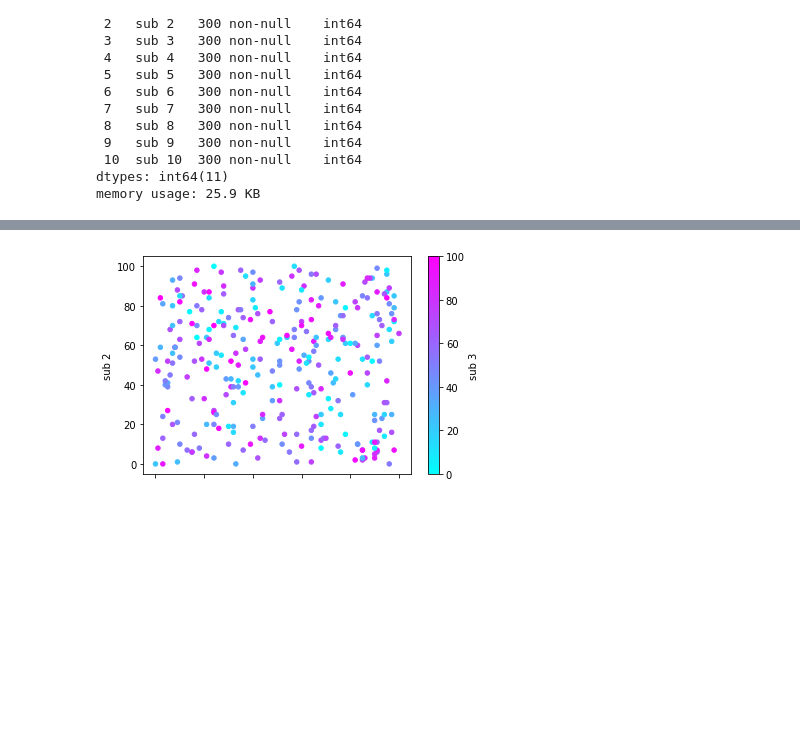
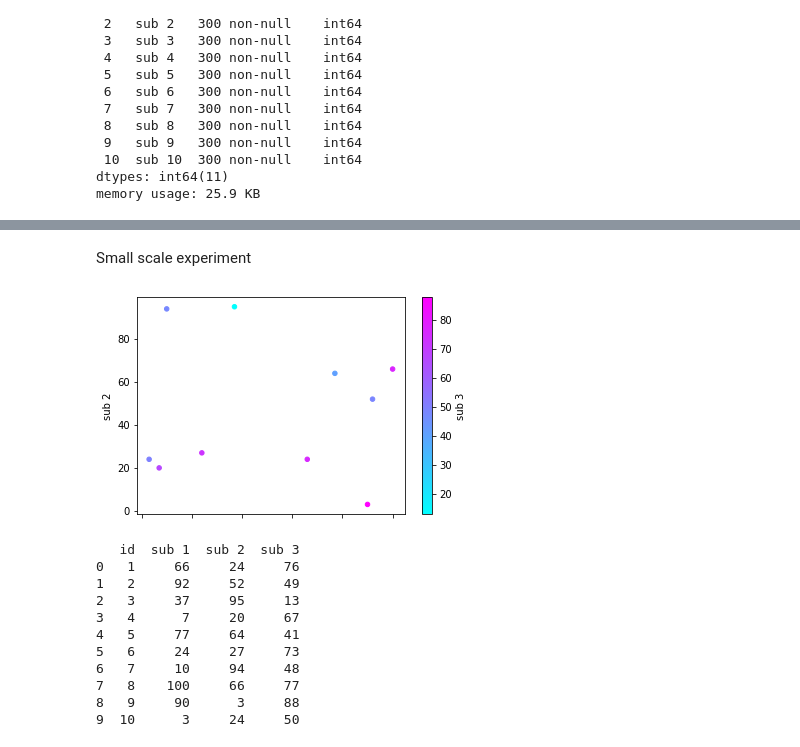
Before and after one commit to andika-eka/Kd-tree-query, a Jupyter notebook: KdTreeRawImplentation.ipynb, the cells around one changed output, grey strips where cells are left out. Saved outputs shown, nothing was run; the diff lists cells and outputs as text; code cells hidden in the pictures; blank space fills up the shorter version.

Commit message:
attempting to visualize the tree

```diff
--- a/KdTreeRawImplentation.ipynb
+++ b/KdTreeRawImplentation.ipynb
@@ -27,11 +102,22 @@ memory usage: 25.9 KB
+# %% [markdown]
+Small scale experiment
 # %%
-import matplotlib.pyplot as plt
-df.plot(kind = 'scatter',
-    x = 'sub 1',
-    y = 'sub 2',
-    c= "sub 3",
-    colormap="cool")
+small2D = df.iloc[:10, :4]
+
+small2D.plot(kind = 'scatter', x = 'sub 1', y = 'sub 2', c='sub 3', colormap ="cool" )
 
 plt.show()
+print(small2D)
 # %% [output]
-[figure, old version]
+[figure, new version]
+   id  sub 1  sub 2  sub 3
+0   1     66     24     76
+1   2     92     52     49
+2   3     37     95     13
+3   4      7     20     67
+4   5     77     64     41
+5   6     24     27     73
+6   7     10     94     48
+7   8    100     66     77
+8   9     90      3     88
+9  10      3     24     50
```
Also changed, not shown: parts of 10 cells of this notebook.
